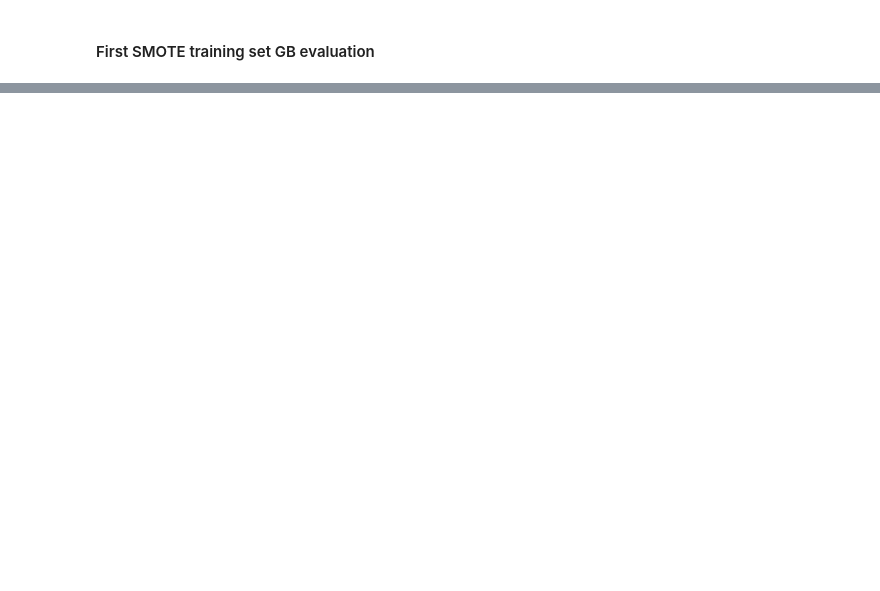
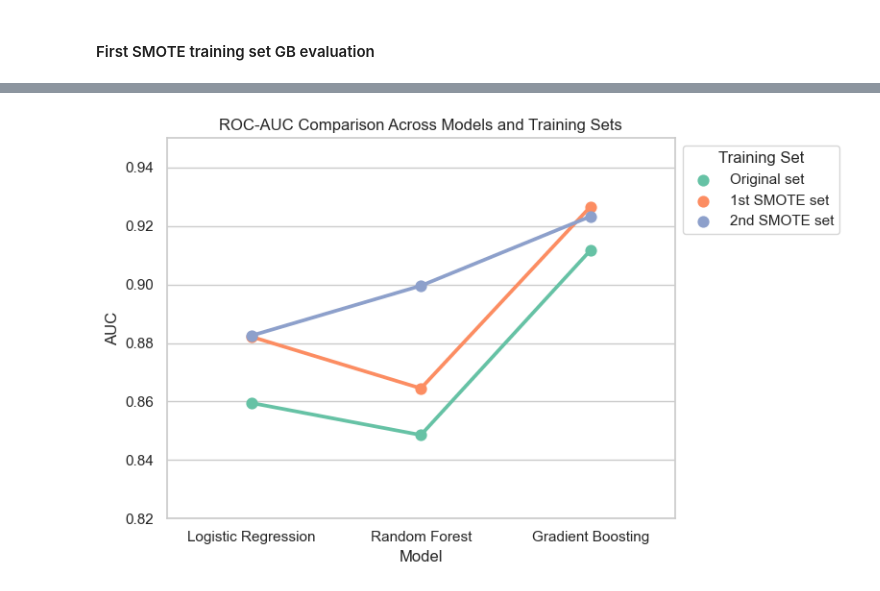
Before and after one commit to KyleDennis25/Credit-Card-Fraud-Detection, a Jupyter notebook: project.ipynb, the cells around one changed output, grey strips where cells are left out. Saved outputs shown, nothing was run; the diff lists cells and outputs as text; code cells hidden in the pictures; blank space fills up the shorter version.

```diff
--- a/project.ipynb
+++ b/project.ipynb
@@ -244,0 +262,29 @@ auc of second SMOTE gb: 0.9232741492770433
+# %%
+# store auc values in an array,labeled with model type and corresponding training set
+models = ['Logistic Regression', 'Random Forest', 'Gradient Boosting']
+training_sets = ['Original set', '1st SMOTE set', '2nd SMOTE set']
+auc_values = np.array([
+    [lr_auc, lr_auc2, lr_auc3],  # lr
+    [rf_auc, rf_auc2, rf_auc3],  # rf
+    [gb_auc, gb_auc2, gb_auc3]   # gb
+])
+
+# Convert auc_values into a df
+plot_data = []
+for i, model in enumerate(models):
+    for j, training_set in enumerate(training_sets):
+        plot_data.append([model, training_set, auc_values[i, j]])
+plot_df = pd.DataFrame(plot_data, columns=['Model', 'Training Set', 'AUC'])
+
+
+# Create plot
+sns.set(style="whitegrid")
+plt.figure(figsize=(8, 5))
+sns.pointplot(data=plot_df, x="Model", y="AUC", hue="Training Set", palette="Set2")
+plt.title("ROC-AUC Comparison Across Models and Training Sets")
+plt.ylim(0.82, 0.95)
+plt.legend(title="Training Set", bbox_to_anchor=(1, 1))
+plt.tight_layout()
+plt.show()
+# %% [output]
+[figure, added]
```
Also changed, not shown: parts of 11 cells of this notebook.
